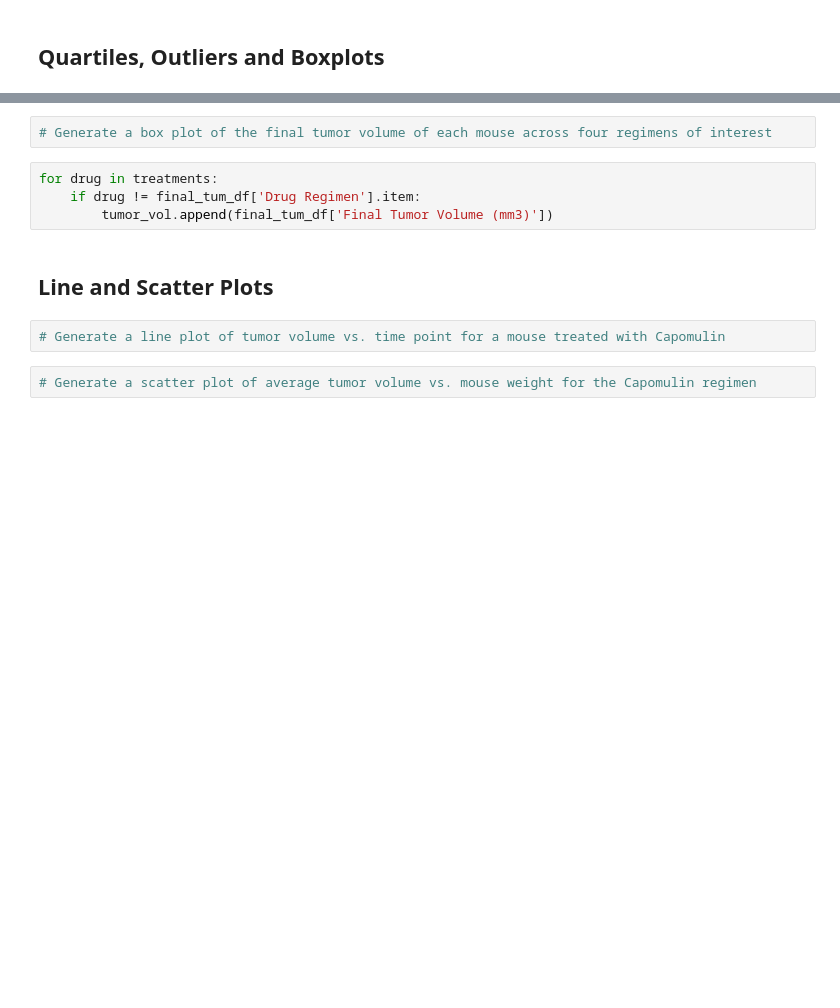
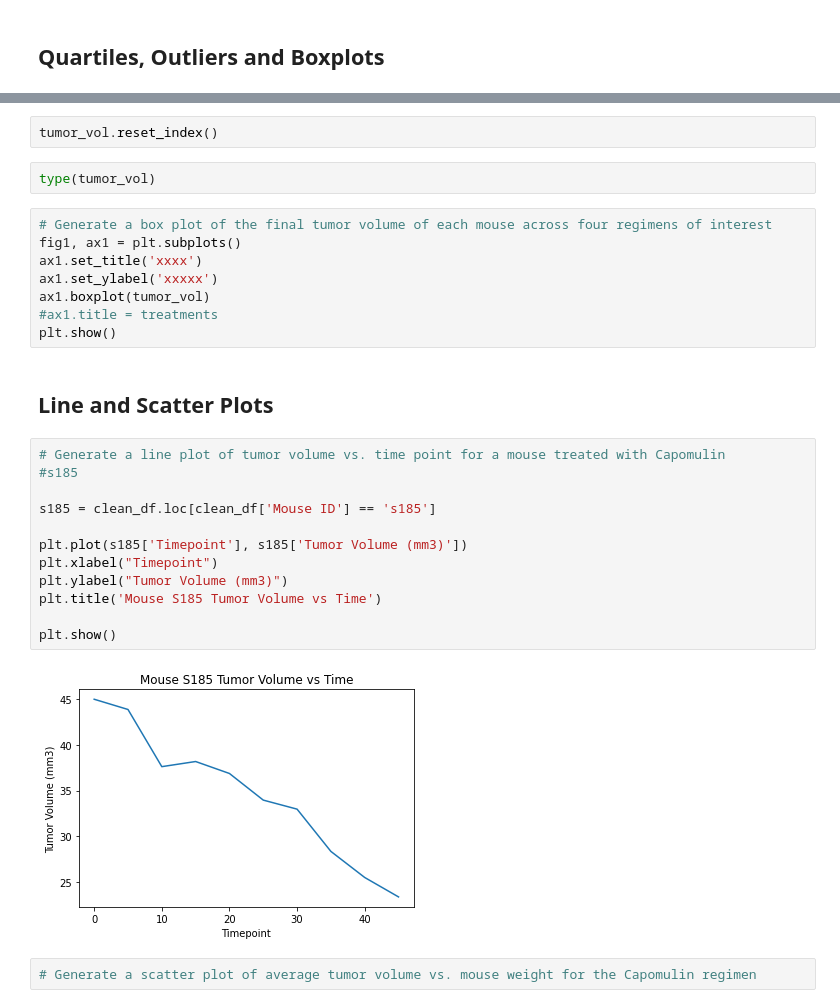
Before and after one commit to j-eikens/matplotlib-challenge, a Jupyter notebook: Pymaceuticals/pymaceuticals_starter.ipynb, the cells around one changed output, grey strips where cells are left out. Cells and saved outputs as stored; diff of their text form; blank space fills up the shorter version.

```diff
--- a/Pymaceuticals/pymaceuticals_starter.ipynb
+++ b/Pymaceuticals/pymaceuticals_starter.ipynb
@@ -341,13 +304,31 @@ merged_data.head(50)
+# %%
+tumor_vol.reset_index()
+# %%
+type(tumor_vol)
 # %%
 # Generate a box plot of the final tumor volume of each mouse across four regimens of interest
+fig1, ax1 = plt.subplots()
+ax1.set_title('xxxx')
+ax1.set_ylabel('xxxxx')
+ax1.boxplot(tumor_vol)
+#ax1.title = treatments
+plt.show()
-# %%
-for drug in treatments:
-    if drug != final_tum_df['Drug Regimen'].item:
-        tumor_vol.append(final_tum_df['Final Tumor Volume (mm3)'])
 # %% [markdown]
 ## Line and Scatter Plots
 # %%
 # Generate a line plot of tumor volume vs. time point for a mouse treated with Capomulin
+#s185
+
+s185 = clean_df.loc[clean_df['Mouse ID'] == 's185']
+
+plt.plot(s185['Timepoint'], s185['Tumor Volume (mm3)'])
+plt.xlabel("Timepoint")
+plt.ylabel("Tumor Volume (mm3)")
+plt.title('Mouse S185 Tumor Volume vs Time')
+
+plt.show()
+# %% [output]
+[figure, added]
 # %%
 # Generate a scatter plot of average tumor volume vs. mouse weight for the Capomulin regimen
 # %% [markdown]
```
Also changed, not shown: parts of 12 cells of this notebook.
